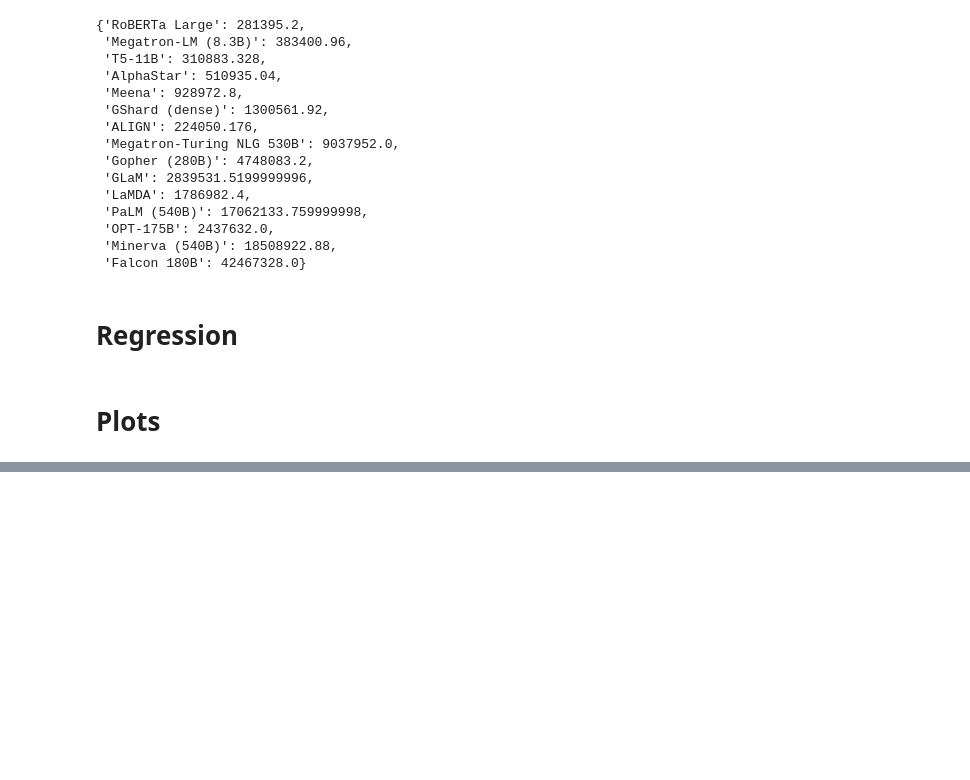
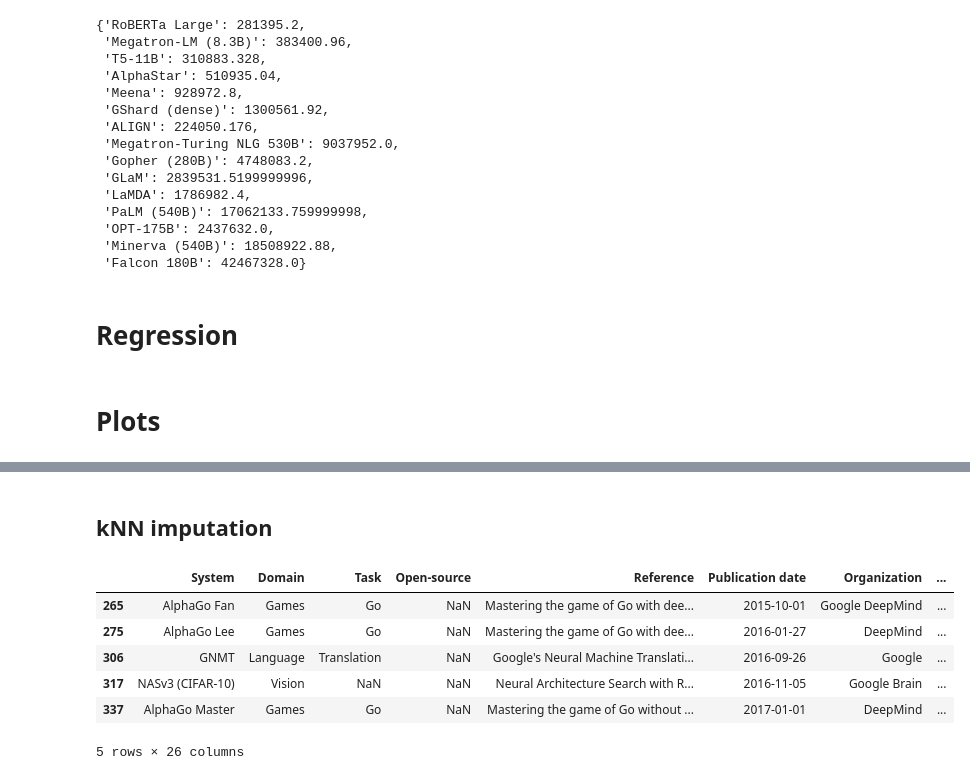
Before and after one commit to epoch-research/training-cost-trends, a Jupyter notebook: cost_analysis.ipynb, the cells around one changed output, grey strips where cells are left out. Saved outputs shown, nothing was run; the diff lists cells and outputs as text; code cells hidden in the pictures; blank space fills up the shorter version.

```diff
--- a/cost_analysis.ipynb
+++ b/cost_analysis.ipynb
@@ -456,0 +459,33 @@ fig.show()
+# %% [markdown]
+## kNN imputation
+# %%
+# drop unneeded columns from frontier_pcd_df
+irrelevant_columns = ['Notability criteria', 'Notability criteria notes', 'Link', 'Citations', 'Parameters notes',
+                      'Training compute notes', 'Training dataset notes', 'Dataset size notes',
+                      'Inference compute notes', 'Approach', 'Confidence', 'Last modified', 'Created By', 'Benchmark data',
+                      'Exclude', 'Authors by country', 'Training cost trends', 'Abstract', 'Compute cost notes',
+                      'Training time notes', 'Authors', 'Name of the hardware (from Training hardware)',
+                      'Training time (chip hours)', 'Training compute cost (2020 USD)']
+frontier_pcd_df = frontier_pcd_df.drop(columns=irrelevant_columns)
+
+# fill column 'Training cloud compute vendor' using org_to_cloud_vendor dictionary
+org_to_cloud_vendor = {
+    'Google': 'Google Cloud',
+    'DeepMind': 'Google Cloud',
+    'Google DeepMind': 'Google Cloud',
+    'Google Brain': 'Google Cloud',
+    'Microsoft': 'Microsoft Azure',
+    'OpenAI': 'Microsoft Azure',
+}
+frontier_pcd_df['Training cloud compute vendor'] = frontier_pcd_df['Organization (from Organization)'].map(org_to_cloud_vendor)
+frontier_pcd_df['Training cloud compute vendor'] = frontier_pcd_df['Training cloud compute vendor'].fillna('Amazon Web Services')
+# %%
+frontier_pcd_df.head()
+# %% [output]
+|  | System | Domain | Task | Open-source | Reference | Publication date | Organization | ... |
+| 265 | AlphaGo Fan | Games | Go | NaN | Mastering the game of Go with dee... | 2015-10-01 | Google DeepMind | ... |
+| 275 | AlphaGo Lee | Games | Go | NaN | Mastering the game of Go with dee... | 2016-01-27 | DeepMind | ... |
+| 306 | GNMT | Language | Translation | NaN | Google's Neural Machine Translati... | 2016-09-26 | Google | ... |
+| 317 | NASv3 (CIFAR-10) | Vision | NaN | NaN | Neural Architecture Search with R... | 2016-11-05 | Google Brain | ... |
+| 337 | AlphaGo Master | Games | Go | NaN | Mastering the game of Go without ... | 2017-01-01 | DeepMind | ... |
+5 rows × 26 columns
```
Also changed, not shown: parts of 19 cells of this notebook.
